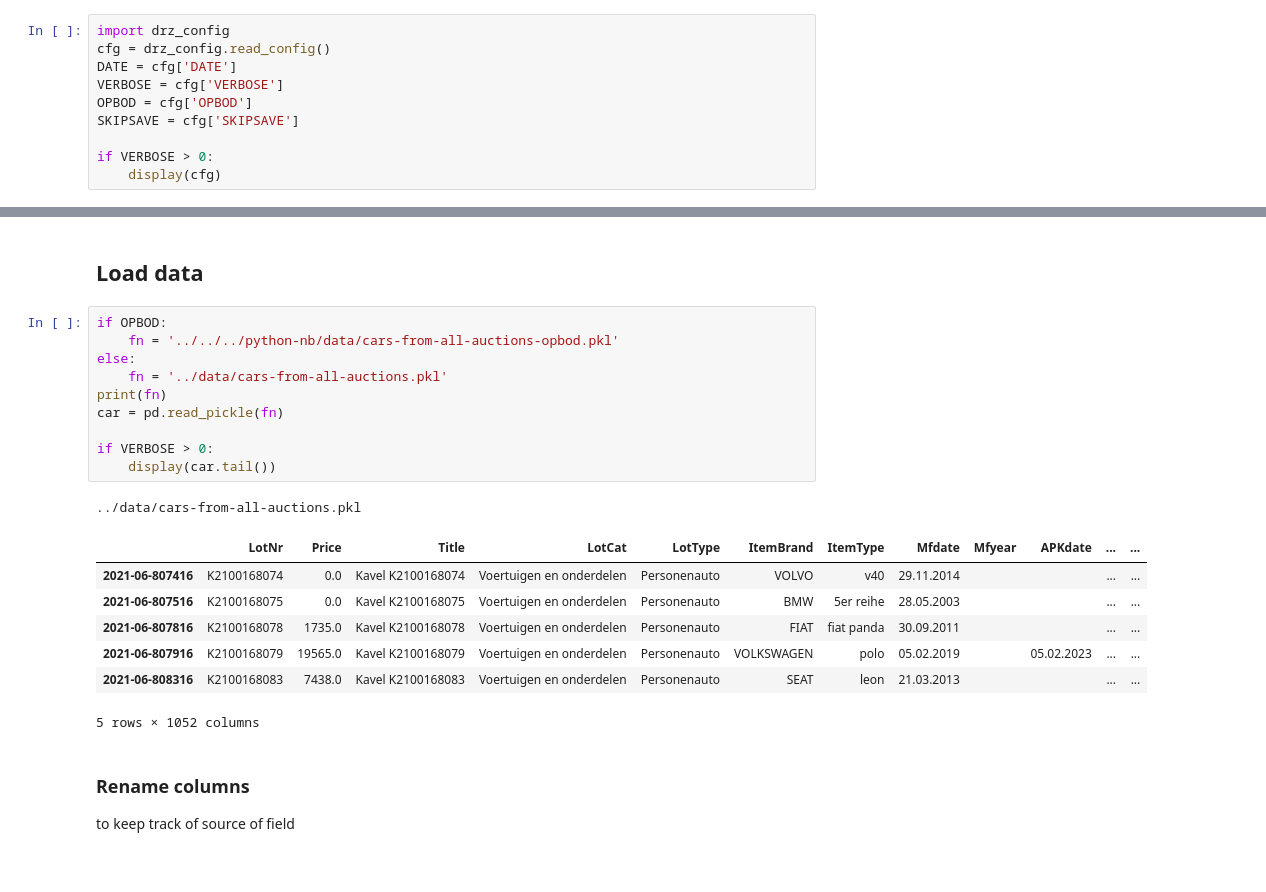
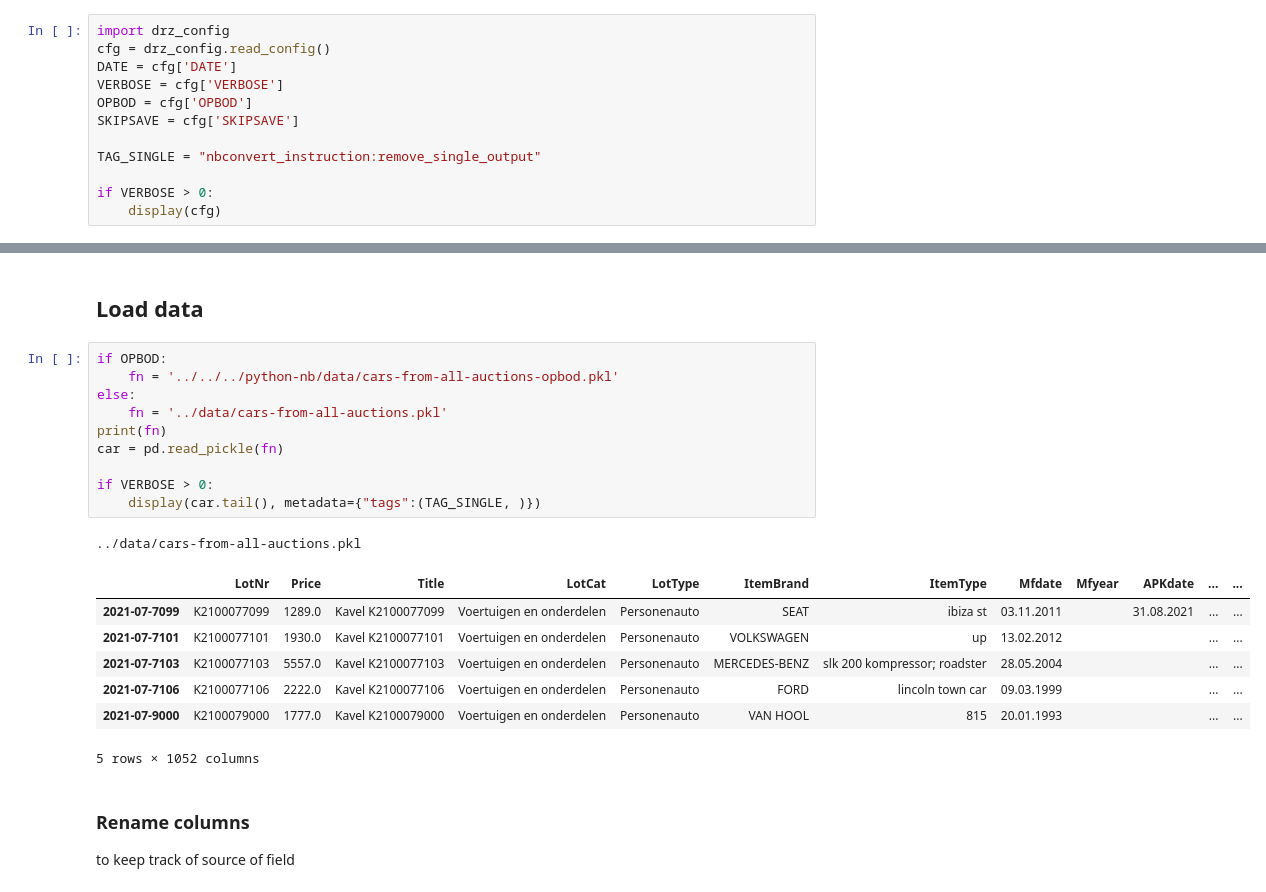
Before and after one commit to r5atom/Saturday-Datascience, a Jupyter notebook: code/preproc-cars.ipynb, the cells around one changed output, grey strips where cells are left out. Cells and saved outputs as stored; diff of their text form.

```diff
--- a/code/preproc-cars.ipynb
+++ b/code/preproc-cars.ipynb
@@ -8,6 +8,8 @@ VERBOSE = cfg['VERBOSE']
 OPBOD = cfg['OPBOD']
 SKIPSAVE = cfg['SKIPSAVE']
 
+TAG_SINGLE = "nbconvert_instruction:remove_single_output"
+
 if VERBOSE > 0:
     display(cfg)
 # %% [output]
@@ -31,21 +33,21 @@ import os
 # %%
 if OPBOD:
     fn = '../../../python-nb/data/cars-from-all-auctions-opbod.pkl'
 else:
     fn = '../data/cars-from-all-auctions.pkl'
 print(fn)
 car = pd.read_pickle(fn)
 
 if VERBOSE > 0:
-    display(car.tail())
+    display(car.tail(), metadata={"tags":(TAG_SINGLE, )})
 # %% [output]
 ../data/cars-from-all-auctions.pkl
 |  | LotNr | Price | Title | LotCat | LotType | ItemBrand | ItemType | Mfdate | Mfyear | APKdate | ... | ... |
-| 2021-06-807416 | K2100168074 | 0.0 | Kavel K2100168074 | Voertuigen en onderdelen | Personenauto | VOLVO | v40 | 29.11.2014 |  |  | ... | ... |
-| 2021-06-807516 | K2100168075 | 0.0 | Kavel K2100168075 | Voertuigen en onderdelen | Personenauto | BMW | 5er reihe | 28.05.2003 |  |  | ... | ... |
-| 2021-06-807816 | K2100168078 | 1735.0 | Kavel K2100168078 | Voertuigen en onderdelen | Personenauto | FIAT | fiat panda | 30.09.2011 |  |  | ... | ... |
-| 2021-06-807916 | K2100168079 | 19565.0 | Kavel K2100168079 | Voertuigen en onderdelen | Personenauto | VOLKSWAGEN | polo | 05.02.2019 |  | 05.02.2023 | ... | ... |
-| 2021-06-808316 | K2100168083 | 7438.0 | Kavel K2100168083 | Voertuigen en onderdelen | Personenauto | SEAT | leon | 21.03.2013 |  |  | ... | ... |
+| 2021-07-7099 | K2100077099 | 1289.0 | Kavel K2100077099 | Voertuigen en onderdelen | Personenauto | SEAT | ibiza st | 03.11.2011 |  | 31.08.2021 | ... | ... |
+| 2021-07-7101 | K2100077101 | 1930.0 | Kavel K2100077101 | Voertuigen en onderdelen | Personenauto | VOLKSWAGEN | up | 13.02.2012 |  |  | ... | ... |
+| 2021-07-7103 | K2100077103 | 5557.0 | Kavel K2100077103 | Voertuigen en onderdelen | Personenauto | MERCEDES-BENZ | slk 200 kompressor; roadster | 28.05.2004 |  |  | ... | ... |
+| 2021-07-7106 | K2100077106 | 2222.0 | Kavel K2100077106 | Voertuigen en onderdelen | Personenauto | FORD | lincoln town car | 09.03.1999 |  |  | ... | ... |
+| 2021-07-9000 | K2100079000 | 1777.0 | Kavel K2100079000 | Voertuigen en onderdelen | Personenauto | VAN HOOL | 815 | 20.01.1993 |  |  | ... | ... |
 5 rows × 1052 columns
 # %% [markdown]
 ### Rename columns
```
Also changed, not shown: parts of 11 cells of this notebook, 34 other files.
